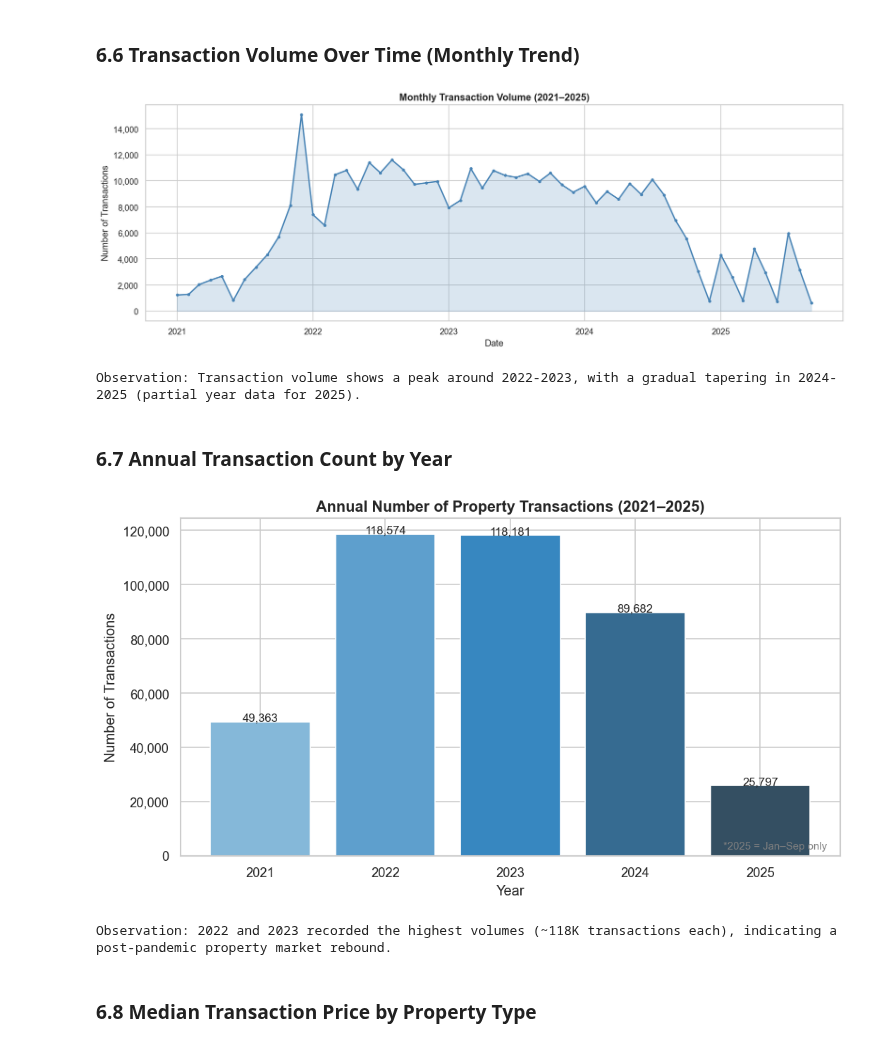
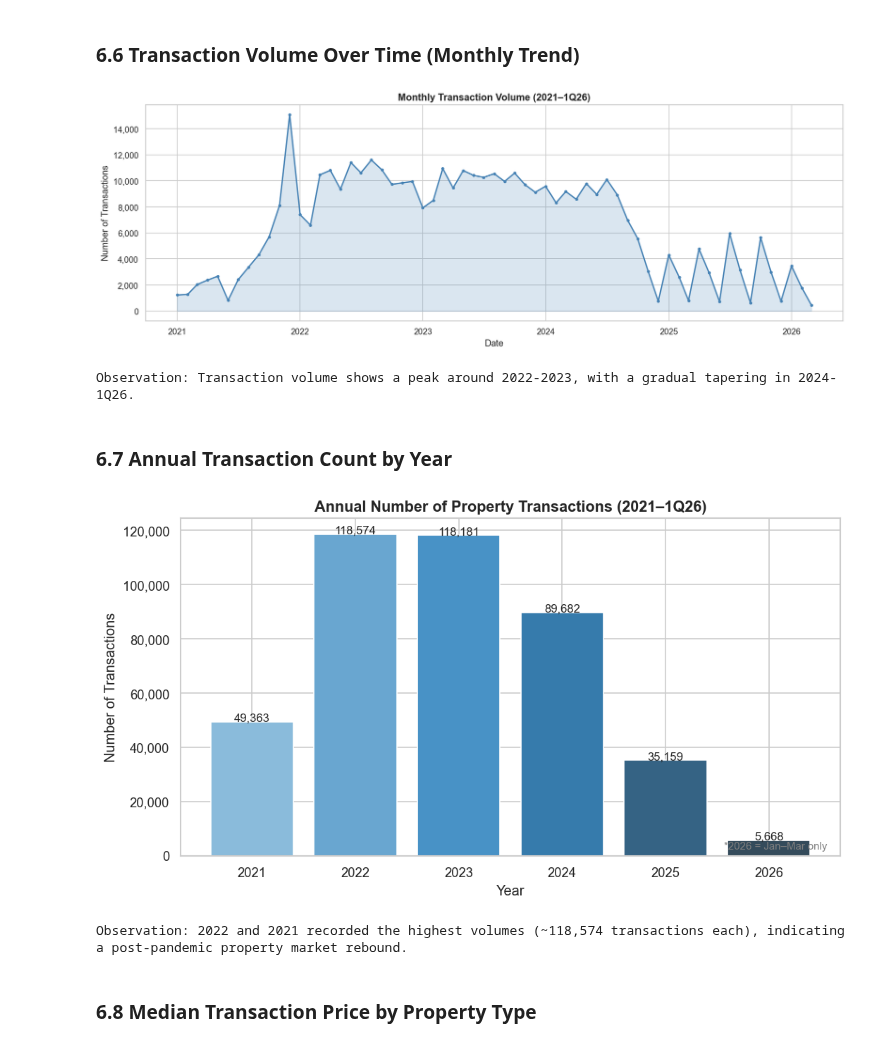
Before and after one commit to Sandaris/Mytanah, a Jupyter notebook: Data Exploration & Cleaning/Data_Understanding_Open_Transaction.ipynb, the cells around one changed output. Cells and saved outputs as stored; diff of their text form; code cells hidden in the pictures.

```diff
--- a/Data Exploration & Cleaning/Data_Understanding_Open_Transaction.ipynb
+++ b/Data Exploration & Cleaning/Data_Understanding_Open_Transaction.ipynb
@@ -120,3 +122,12 @@ df.rename(columns={
     'Transaction Price  ': 'Transaction Price',
     'Month, Year of Transaction Date': 'Transaction Date'
 }, inplace=True)
+# %%
+# Drop columns whose name (stripped) is 'Unit' — handles 'Unit' and 'Unit        ' and duplicates by position
+unit_col_indices = [i for i, c in enumerate(df.columns) if isinstance(c, str) and c.strip() == 'Unit']
+if unit_col_indices:
+    dropped_cols = list(df.columns[unit_col_indices])
+    df.drop(df.columns[unit_col_indices], axis=1, inplace=True)
+    print(f"Dropped {len(unit_col_indices)} column(s) at positions {unit_col_indices}: {dropped_cols}. New shape: {df.shape}")
+else:
+    print("No 'Unit' columns found.")
@@ -139,10 +152,11 @@ df['Month'] = df['Transaction Date'].dt.month
 # %%
 
 # Coerce Main Floor Area to numeric
-df['Main Floor Area (sqm)'] = pd.to_numeric(df['Main Floor Area (sqm)'], errors='coerce')
+df['Main Floor Area'] = pd.to_numeric(df['Main Floor Area'], errors='coerce')
 # %%
-
 print('Preprocessing complete.')
+df.drop('Transaction Price', axis=1, inplace=True)
 print(f'Final shape: {df.shape[0]:,} rows x {df.shape[1]} columns')
+df
 # %% [output]
 Preprocessing complete.
@@ -568,39 +483,39 @@ monthly = df.groupby('Transaction Date').size().reset_index(name='Count')
 fig, ax = plt.subplots(figsize=(14, 5))
 ax.plot(monthly['Transaction Date'], monthly['Count'], color='steelblue', linewidth=1.8, marker='o', markersize=3)
 ax.fill_between(monthly['Transaction Date'], monthly['Count'], alpha=0.2, color='steelblue')
-ax.set_title('Monthly Transaction Volume (2021–2025)', fontsize=13, fontweight='bold')
+ax.set_title('Monthly Transaction Volume (2021–1Q26)', fontsize=13, fontweight='bold')
 ax.set_xlabel('Date')
 ax.set_ylabel('Number of Transactions')
 ax.yaxis.set_major_formatter(mticker.FuncFormatter(lambda x, _: f'{int(x):,}'))
 plt.tight_layout()
 plt.savefig('images/open_transaction/line_monthly_volume.png', bbox_inches='tight')
 plt.show()
-print('Observation: Transaction volume shows a peak around 2022-2023, with a gradual tapering in 2024-2025 (partial year data for 2025).')
+print('Observation: Transaction volume shows a peak around 2022-2023, with a gradual tapering in 2024-1Q26.')
 # %% [output]
-[figure, old version]
+[figure, new version]
-Observation: Transaction volume shows a peak around 2022-2023, with a gradual tapering in 2024-2025 (partial year data for 2025).
+Observation: Transaction volume shows a peak around 2022-2023, with a gradual tapering in 2024-1Q26.
 # %% [markdown]
 ### 6.7 Annual Transaction Count by Year
 # %%
 yearly = df['Year'].value_counts().sort_index()
 
 fig, ax = plt.subplots(figsize=(9, 5))
 bars = ax.bar(yearly.index.astype(str), yearly.values, color=sns.color_palette('Blues_d', len(yearly)), edgecolor='white')
 for bar, val in zip(bars, yearly.values):
     ax.text(bar.get_x() + bar.get_width()/2, bar.get_height() + 300, f'{val:,}', ha='center', fontsize=10)
 
-ax.set_title('Annual Number of Property Transactions (2021–2025)', fontsize=13, fontweight='bold')
+ax.set_title('Annual Number of Property Transactions (2021–1Q26)', fontsize=13, fontweight='bold')
 ax.set_xlabel('Year')
 ax.set_ylabel('Number of Transactions')
 ax.yaxis.set_major_formatter(mticker.FuncFormatter(lambda x, _: f'{int(x):,}'))
-ax.annotate('*2025 = Jan–Sep only', xy=(0.98, 0.02), xycoords='axes fraction', ha='right', fontsize=9, color='grey')
+ax.annotate('*2026 = Jan–Mar only', xy=(0.98, 0.02), xycoords='axes fraction', ha='right', fontsize=9, color='grey')
 plt.tight_layout()
 plt.savefig('images/open_transaction/bar_annual_volume.png', bbox_inches='tight')
 plt.show()
-print('Observation: 2022 and 2023 recorded the highest volumes (~118K transactions each), indicating a post-pandemic property market rebound.')
+print(f'Observation: {yearly.index[yearly.argmax()]} and {yearly.index[yearly.argmax() - 1]} recorded the highest volumes (~{yearly.max():,} transactions each), indicating a post-pandemic property market rebound.')
 # %% [output]
-[figure, old version]
+[figure, new version]
-Observation: 2022 and 2023 recorded the highest volumes (~118K transactions each), indicating a post-pandemic property market rebound.
+Observation: 2022 and 2021 recorded the highest volumes (~118,574 transactions each), indicating a post-pandemic property market rebound.
 # %% [markdown]
 ### 6.8 Median Transaction Price by Property Type
 # %%
```
Also changed, not shown: parts of 49 cells of this notebook, 21 other files.
